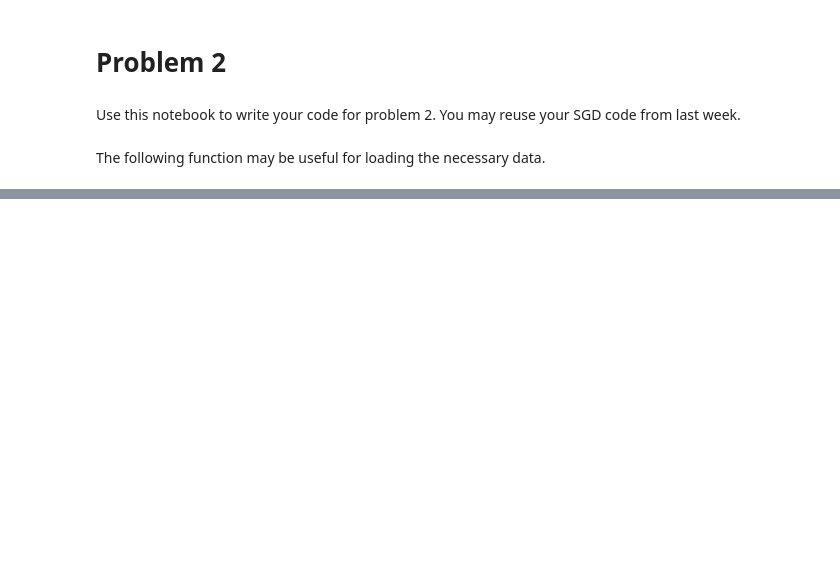
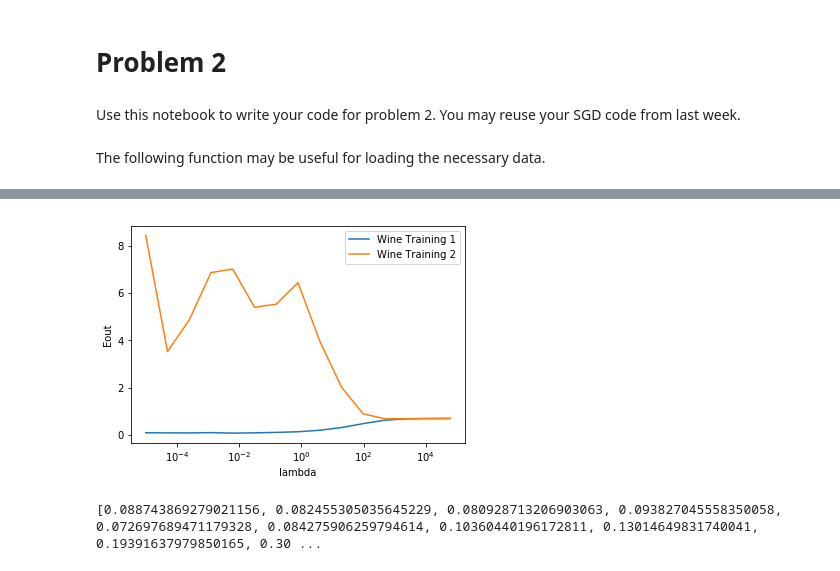
Before and after one commit to amyz7829/CS155_Set2, a Jupyter notebook: release/2_notebook.ipynb, the cells around one changed output, grey strips where cells are left out. Drawn from its saved outputs; the diff is of its cells as text; code cells hidden in the pictures; blank space fills up the shorter version.

```diff
--- a/release/2_notebook.ipynb
+++ b/release/2_notebook.ipynb
@@ -159,0 +222,13 @@ for i in range(0, 15):
+# %%
+# Print wine training 1 eout
+plt.figure()
+plt.plot(lambdas, Eout_1)
+plt.plot(lambdas, Eout_2)
+plt.legend(["Wine Training 1", "Wine Training 2"])
+plt.xscale('log')
+plt.xlabel('lambda')
+plt.ylabel('Eout')
+plt.show()
+# %% [output]
+[figure, added]
+[0.088743869279021156, 0.082455305035645229, 0.080928713206903063, 0.093827045558350058, 0.072697689471179328, 0.084275906259794614, 0.10360440196172811, 0.13014649831740041, 0.19391637979850165, 0.30 ...
```
Also changed, not shown: parts of 5 cells of this notebook, 4 other files.
